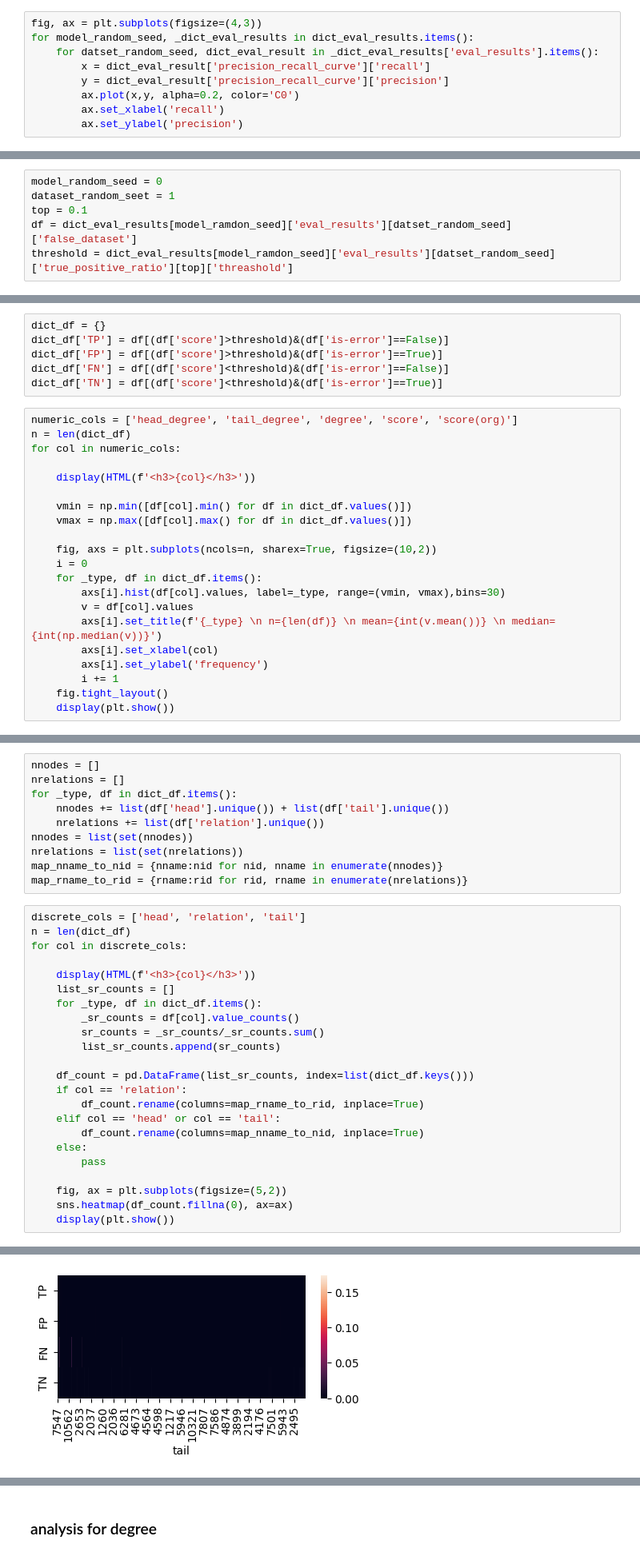
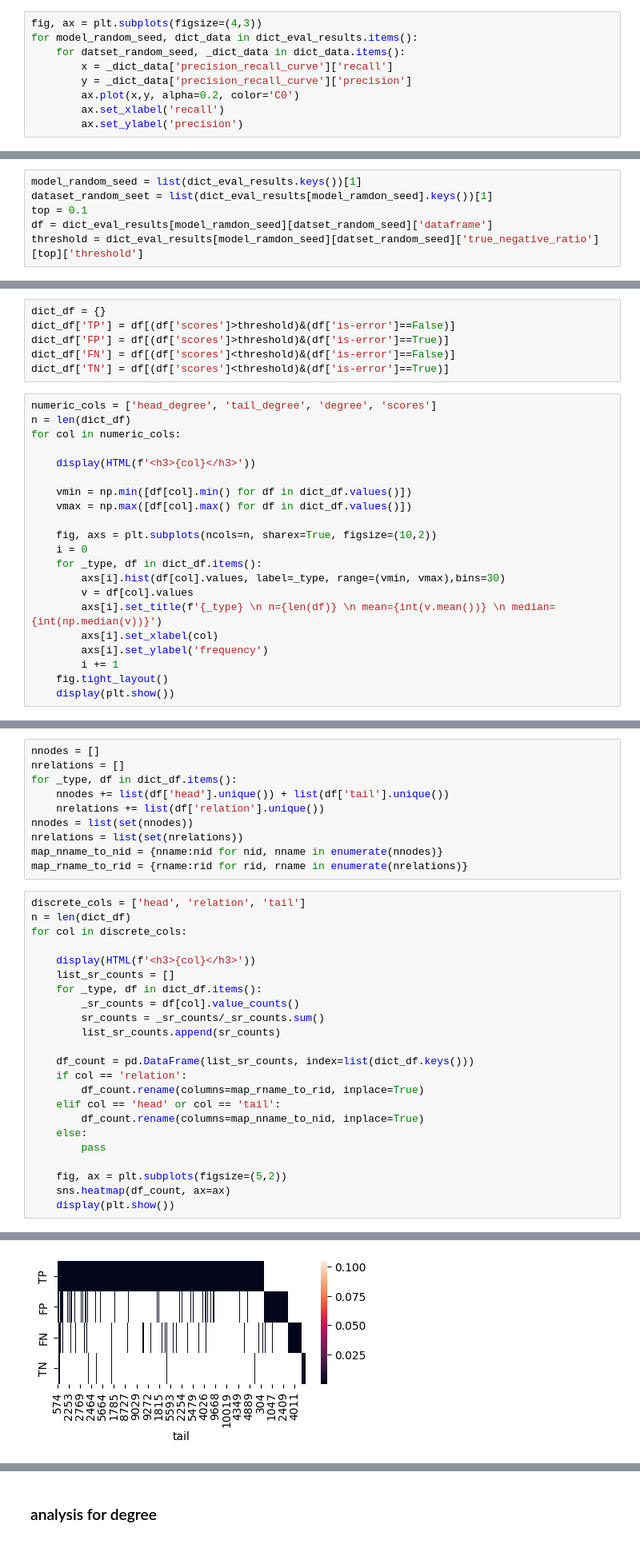
Before and after one commit to KazuoMutoh/Analysis-of-conventional-refinement-method-for-knowledge-graph, a Jupyter notebook: 04_analysis_loss_score.ipynb, the cells around one changed output, grey strips where cells are left out. Shown: that part at 80% size. Drawn from its saved outputs; the diff is of its cells as text.

```diff
--- a/04_analysis_loss_score.ipynb
+++ b/04_analysis_loss_score.ipynb
@@ -68,10 +97,10 @@ None
 ### precision recall curve
 # %%
 fig, ax = plt.subplots(figsize=(4,3))
-for model_random_seed, _dict_eval_results in dict_eval_results.items():
-    for datset_random_seed, dict_eval_result in _dict_eval_results['eval_results'].items():
-        x = dict_eval_result['precision_recall_curve']['recall']
-        y = dict_eval_result['precision_recall_curve']['precision']
+for model_random_seed, dict_data in dict_eval_results.items():
+    for datset_random_seed, _dict_data in dict_data.items():
+        x = _dict_data['precision_recall_curve']['recall']
+        y = _dict_data['precision_recall_curve']['precision']
         ax.plot(x,y, alpha=0.2, color='C0')
         ax.set_xlabel('recall')
         ax.set_ylabel('precision')
@@ -82,8 +111,8 @@ for model_random_seed, _dict_eval_results in dict_eval_results.items():
 この分析ではRecallに着目する．
 すなわち，本来誤りであるのにも関わらず検知されないトリプルに着目し，なぜそれが検知されない（スコアが大きい/小さくない）のか，トリプルの特徴に着目して分析する．
 # %%
-model_random_seed = 0
-dataset_random_seet = 1
+model_random_seed = list(dict_eval_results.keys())[1]
+dataset_random_seet = list(dict_eval_results[model_ramdon_seed].keys())[1]
 top = 0.1
-df = dict_eval_results[model_ramdon_seed]['eval_results'][datset_random_seed]['false_dataset']
-threshold = dict_eval_results[model_ramdon_seed]['eval_results'][datset_random_seed]['true_positive_ratio'][top]['threashold']
+df = dict_eval_results[model_ramdon_seed][datset_random_seed]['dataframe']
+threshold = dict_eval_results[model_ramdon_seed][datset_random_seed]['true_negative_ratio'][top]['threshold']
@@ -90,11 +126,11 @@ threshold = dict_eval_results[model_ramdon_seed]['eval_results'][datset_random_s
 # %%
 dict_df = {}
-dict_df['TP'] = df[(df['score']>threshold)&(df['is-error']==False)]
-dict_df['FP'] = df[(df['score']>threshold)&(df['is-error']==True)]
-dict_df['FN'] = df[(df['score']<threshold)&(df['is-error']==False)]
-dict_df['TN'] = df[(df['score']<threshold)&(df['is-error']==True)]
+dict_df['TP'] = df[(df['scores']>threshold)&(df['is-error']==False)]
+dict_df['FP'] = df[(df['scores']>threshold)&(df['is-error']==True)]
+dict_df['FN'] = df[(df['scores']<threshold)&(df['is-error']==False)]
+dict_df['TN'] = df[(df['scores']<threshold)&(df['is-error']==True)]
 # %%
-numeric_cols = ['head_degree', 'tail_degree', 'degree', 'score', 'score(org)']
+numeric_cols = ['head_degree', 'tail_degree', 'degree', 'scores']
 n = len(dict_df)
 for col in numeric_cols:
 
@@ -159,7 +194,7 @@ for col in discrete_cols:
         pass
 
     fig, ax = plt.subplots(figsize=(5,2))
-    sns.heatmap(df_count.fillna(0), ax=ax)
+    sns.heatmap(df_count, ax=ax)
     display(plt.show())
 # %% [output]
 head
@@ -170,4 +205,4 @@ relation
 None
 tail
-[figure, old version]
+[figure, new version]
 None
```
Also changed, not shown: parts of 15 cells of this notebook, 4 other files.
